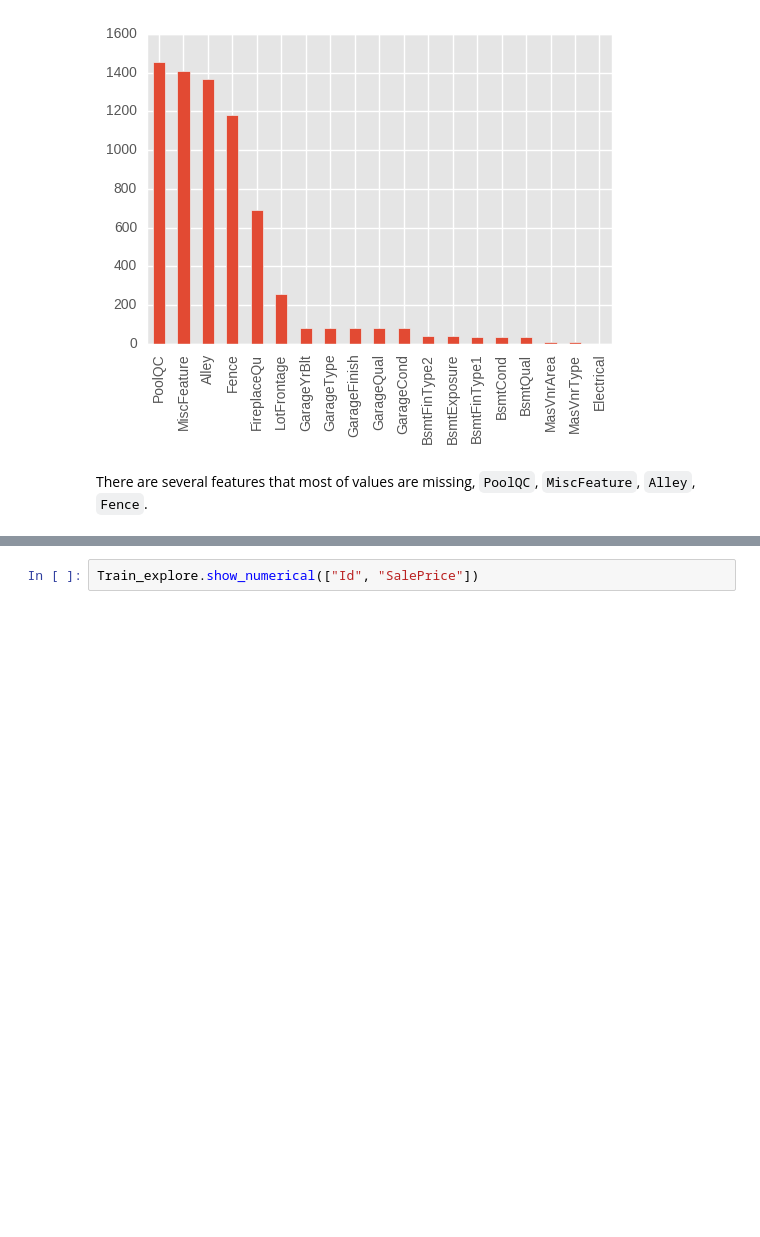
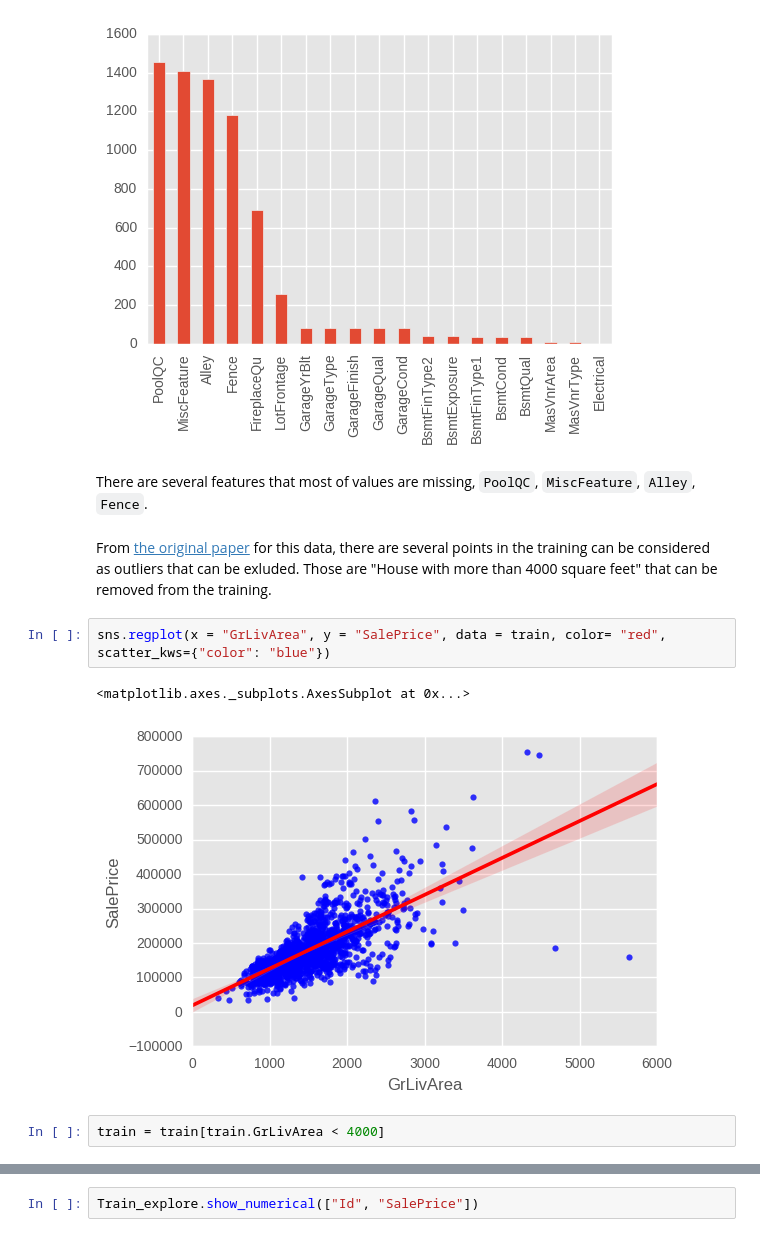
Before and after one commit to dolremi/Housing_Price, a Jupyter notebook: notebook/features.ipynb, the cells around one changed output, grey strips where cells are left out. Cells and saved outputs as stored; diff of their text form; blank space fills up the shorter version.

Commit message:
Add combination features and remove outliers.

```diff
--- a/notebook/features.ipynb
+++ b/notebook/features.ipynb
@@ -62,3 +59,12 @@ Axes(0.125,0.125;0.775x0.775)
 [figure]
 # %% [markdown]
 There are several features that most of values are missing, `PoolQC`, `MiscFeature`, `Alley`, `Fence`.
+# %% [markdown]
+From [the original paper](https://ww2.amstat.org/publications/jse/v19n3/decock.pdf) for this data, there are several points in the training can be considered as outliers that can be exluded. Those are "House with more than 4000 square feet" that can be removed from the training.
+# %%
+sns.regplot(x = "GrLivArea", y = "SalePrice", data = train, color= "red", scatter_kws={"color": "blue"})
+# %% [output]
+<matplotlib.axes._subplots.AxesSubplot at 0x...>
+[figure, added]
+# %%
+train = train[train.GrLivArea < 4000]
```
Also changed, not shown: parts of 35 cells of this notebook, 2 other files.
